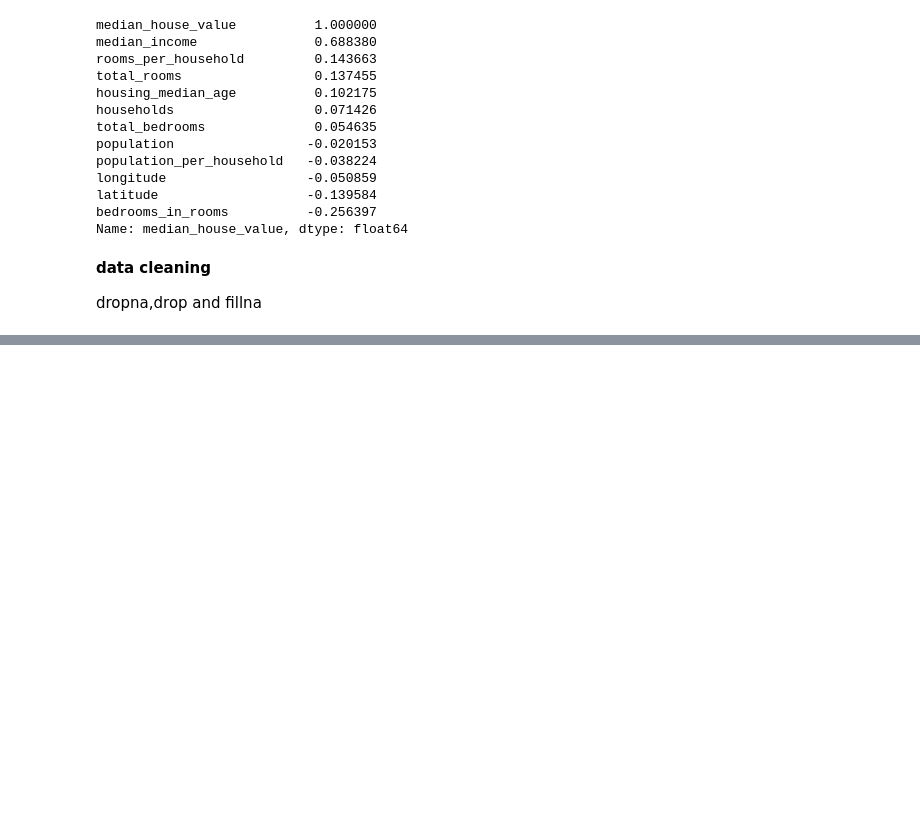
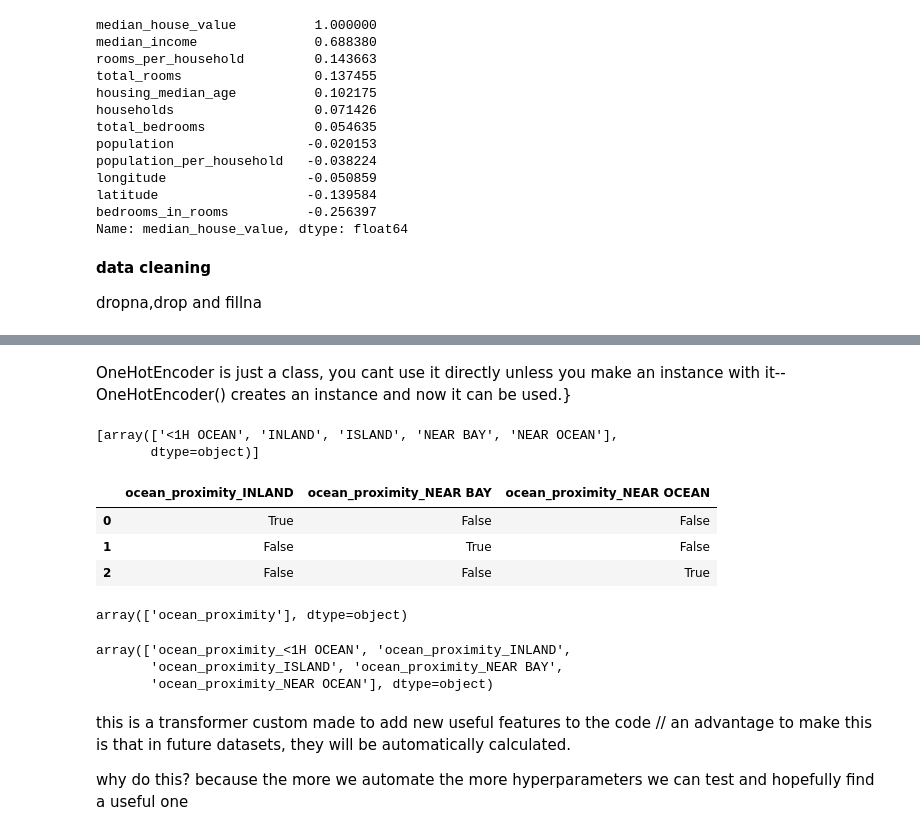
Before and after one commit to abhimanyudalal1/hands-on-ML, a Jupyter notebook: housing_pred.ipynb, the cells around one changed output, grey strips where cells are left out. Saved outputs shown, nothing was run; the diff lists cells and outputs as text; code cells hidden in the pictures; blank space fills up the shorter version.

```diff
--- a/housing_pred.ipynb
+++ b/housing_pred.ipynb
@@ -282,0 +357,32 @@ housing_num= housing.drop("ocean_proximity",axis=1)
+# %% [markdown]
+OneHotEncoder is just a class, you cant use it directly unless you make an instance with it-- OneHotEncoder() creates an instance and now it can be used.}
+# %%
+#######representation learning?????????
+cat_encoder.categories_
+# %% [output]
+[array(['<1H OCEAN', 'INLAND', 'ISLAND', 'NEAR BAY', 'NEAR OCEAN'],
+       dtype=object)]
+# %%
+df_test= pd.DataFrame({"ocean_proximity":["INLAND","NEAR BAY","NEAR OCEAN"]})
+pd.get_dummies(df_test)
+#for quick testing of one hot encoding
+# %% [output]
+|  | ocean_proximity_INLAND | ocean_proximity_NEAR BAY | ocean_proximity_NEAR OCEAN |
+| 0 | True | False | False |
+| 1 | False | True | False |
+| 2 | False | False | True |
+# %%
+cat_encoder.feature_names_in_
+# %% [output]
+array(['ocean_proximity'], dtype=object)
+# %%
+cat_encoder.get_feature_names_out()
+# %% [output]
+array(['ocean_proximity_<1H OCEAN', 'ocean_proximity_INLAND',
+       'ocean_proximity_ISLAND', 'ocean_proximity_NEAR BAY',
+       'ocean_proximity_NEAR OCEAN'], dtype=object)
+# %% [markdown]
+this is a transformer custom made to add new useful features to the code
+// an advantage to make this is that in future datasets, they will be automatically calculated.
+
+why do this? because the more we automate the more hyperparameters we can test and hopefully find a useful one
```
Also changed, not shown: parts of 36 cells of this notebook, 2 other files.
